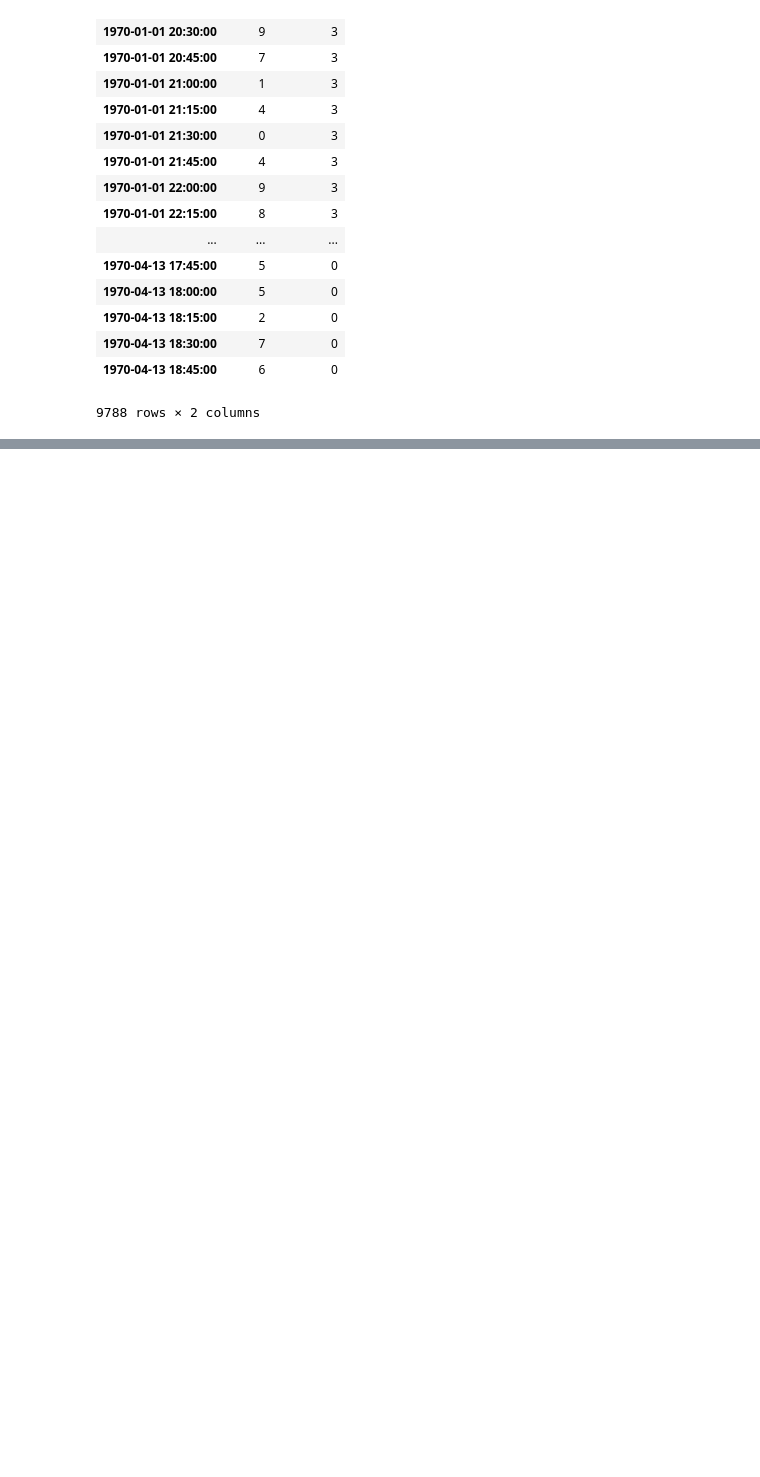
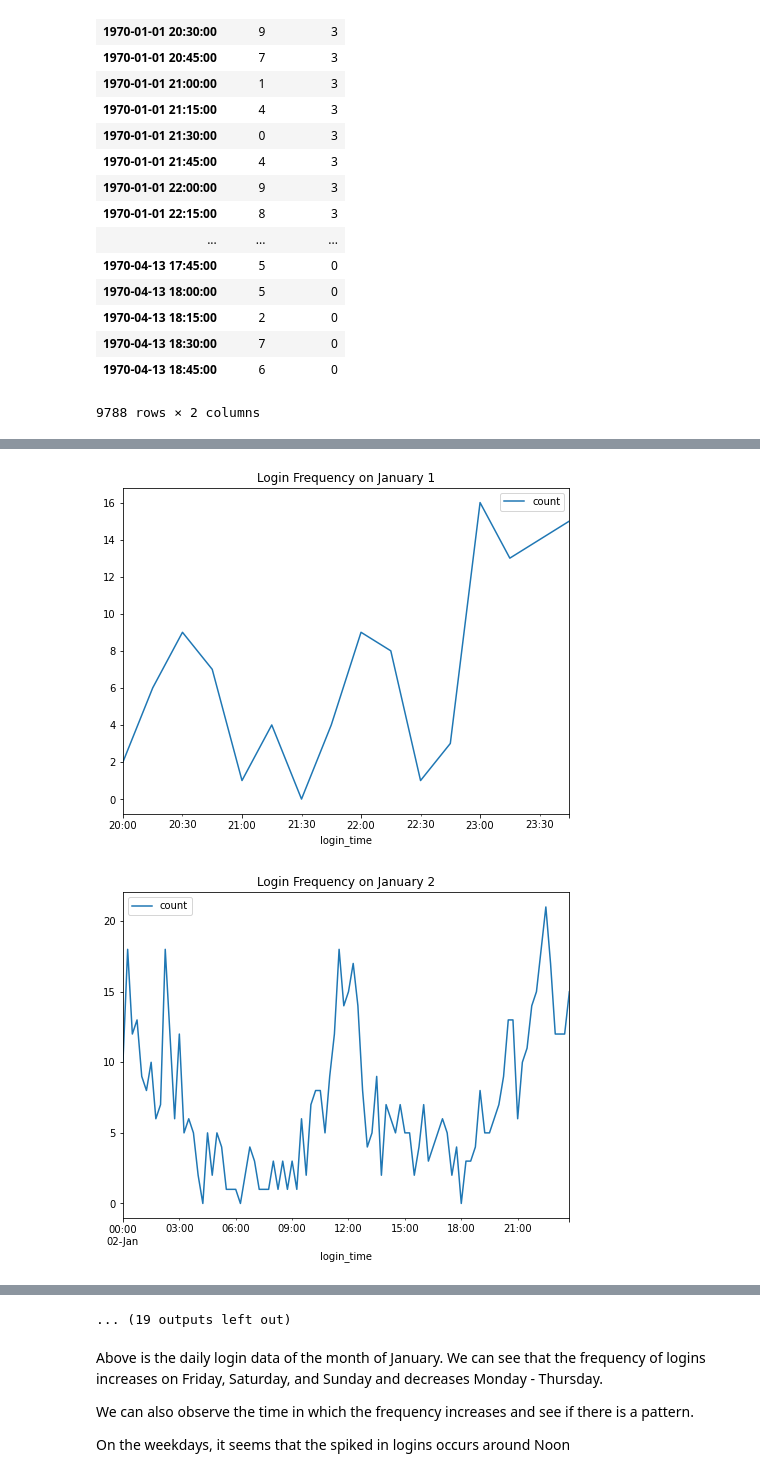
Before and after one commit to kenneykwan/Springboard, a Jupyter notebook: ultimate_challenge/Ultimate Challenge - Part 1 EDA.ipynb, the cells around one changed output, grey strips where cells are left out. Saved outputs shown, nothing was run; the diff lists cells and outputs as text; code cells hidden in the pictures; blank space fills up the shorter version.

```diff
--- a/ultimate_challenge/Ultimate Challenge - Part 1 EDA.ipynb
+++ b/ultimate_challenge/Ultimate Challenge - Part 1 EDA.ipynb
@@ -189,0 +186,5 @@ AttributeError: 'numpy.ndarray' object has no attribute 'plot'
+# %%
+df_daily = df_resampled
+# %%
+df_daily['Month'] = df_resampled.index.month
+df_daily['Day'] = df_resampled.index.day
@@ -199,0 +218,12 @@ dtype: int64
+# %%
+day = 1
+
+for day in range(1,32):
+    df_daily_plot = df_daily.loc[(df_daily['Month'] ==1) & (df_daily['Day'] == day)]
+    weekday = df_daily_plot.week_day
+    df_daily_plot.plot(y='count', figsize = (8,6))
+    plt.title('Login Frequency on January ' + str(day))
+    plt.show()
+# %% [output]
+[figure, added]
+[figure, added]
@@ -199,0 +240,7 @@ dtype: int64
+... (19 outputs left out)
+# %% [markdown]
+Above is the daily login data of the month of January. We can see that the frequency of logins increases on Friday, Saturday, and Sunday and decreases Monday - Thursday.
+
+We can also observe the time in which the frequency increases and see if there is a pattern.
+
+On the weekdays, it seems that the spiked in logins occurs around Noon
```
Also changed, not shown: parts of 6 cells of this notebook.
